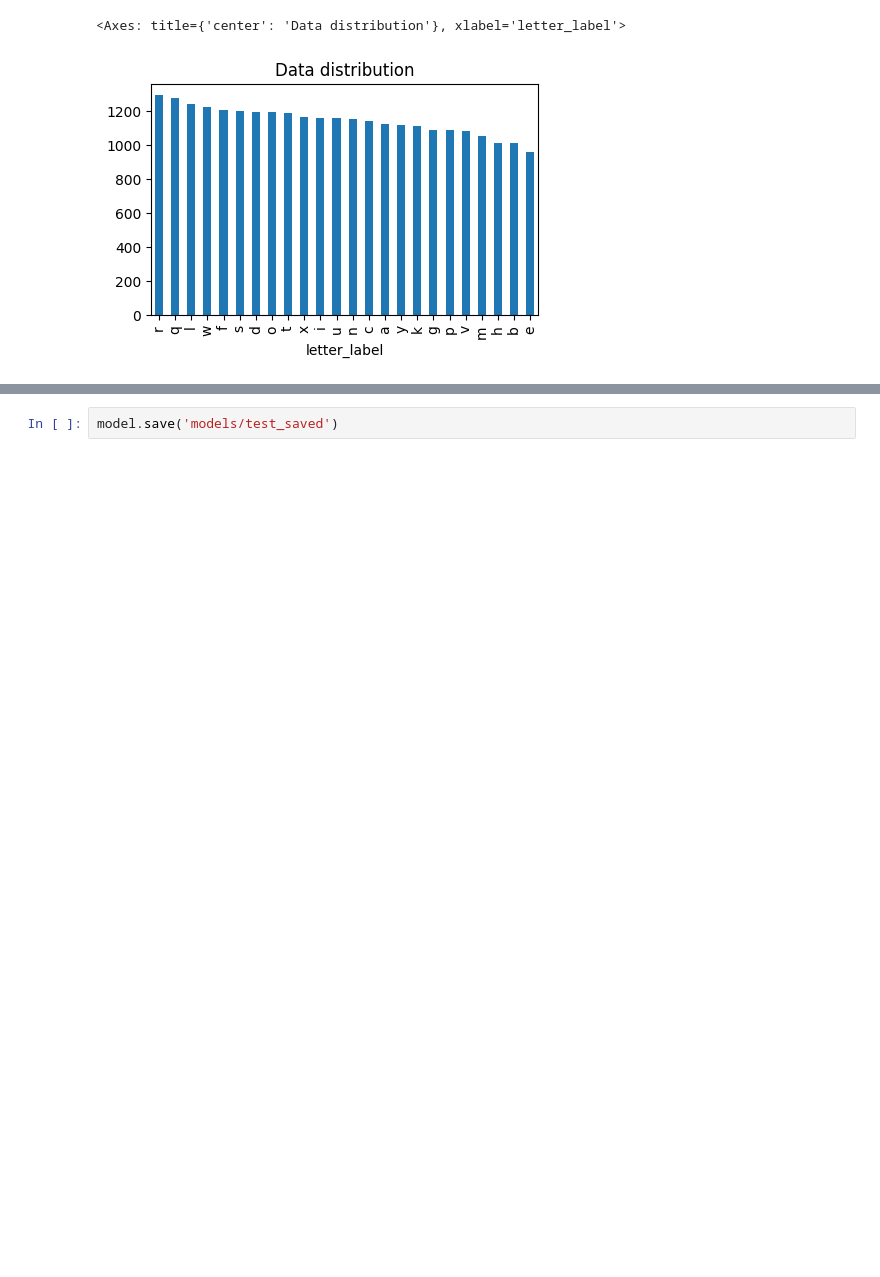
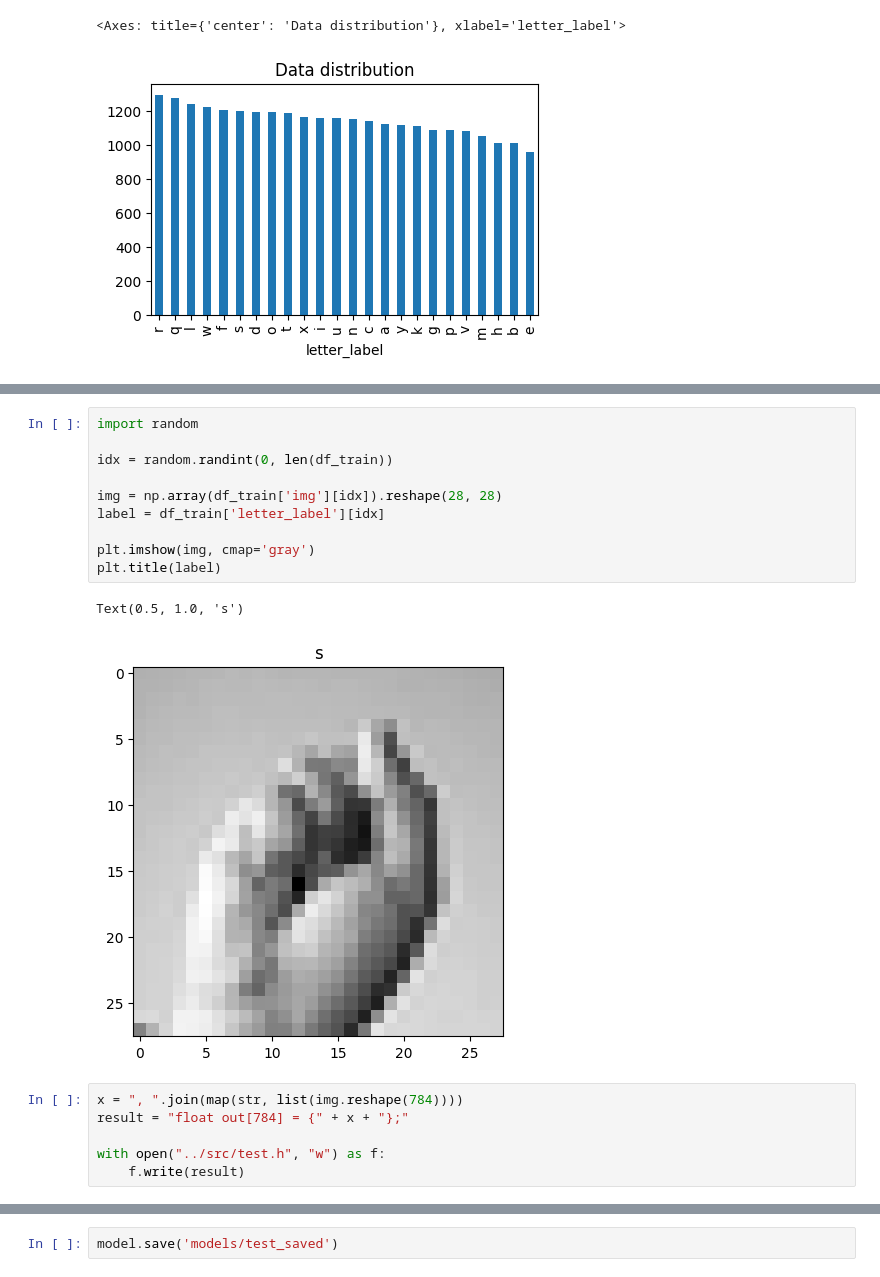
Before and after one commit to S1ro1/IMP-SignLanguageClassifier, a Jupyter notebook: ai/main.ipynb, the cells around one changed output, grey strips where cells are left out. Drawn from its saved outputs; the diff is of its cells as text; blank space fills up the shorter version.

```diff
--- a/ai/main.ipynb
+++ b/ai/main.ipynb
@@ -48 +54,20 @@ df_test['img'] = df_test['img'].apply(lambda x: tf.convert_to_tensor(list(map(la
+# %%
+import random
+
+idx = random.randint(0, len(df_train))
+
+img = np.array(df_train['img'][idx]).reshape(28, 28)
+label = df_train['letter_label'][idx]
+
+plt.imshow(img, cmap='gray')
+plt.title(label)
+# %% [output]
+Text(0.5, 1.0, 's')
+[figure, added]
+# %%
+x = ", ".join(map(str, list(img.reshape(784))))
+result = "float out[784] = {" + x + "};"
+
+with open("../src/test.h", "w") as f:
+    f.write(result)
 # %%
```
Also changed, not shown: parts of 10 cells of this notebook, 13 other files.
